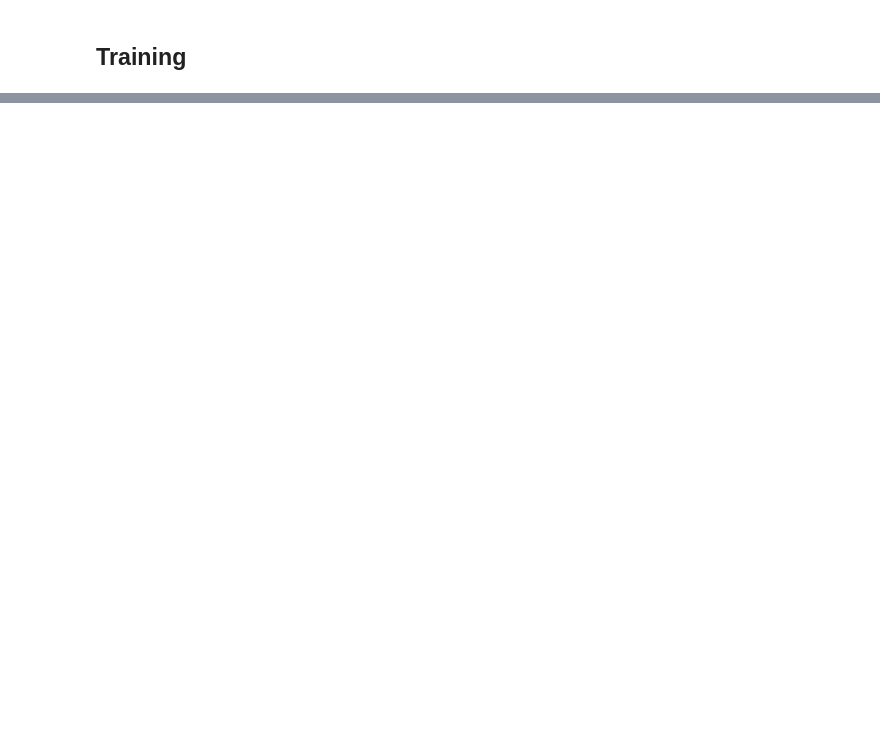
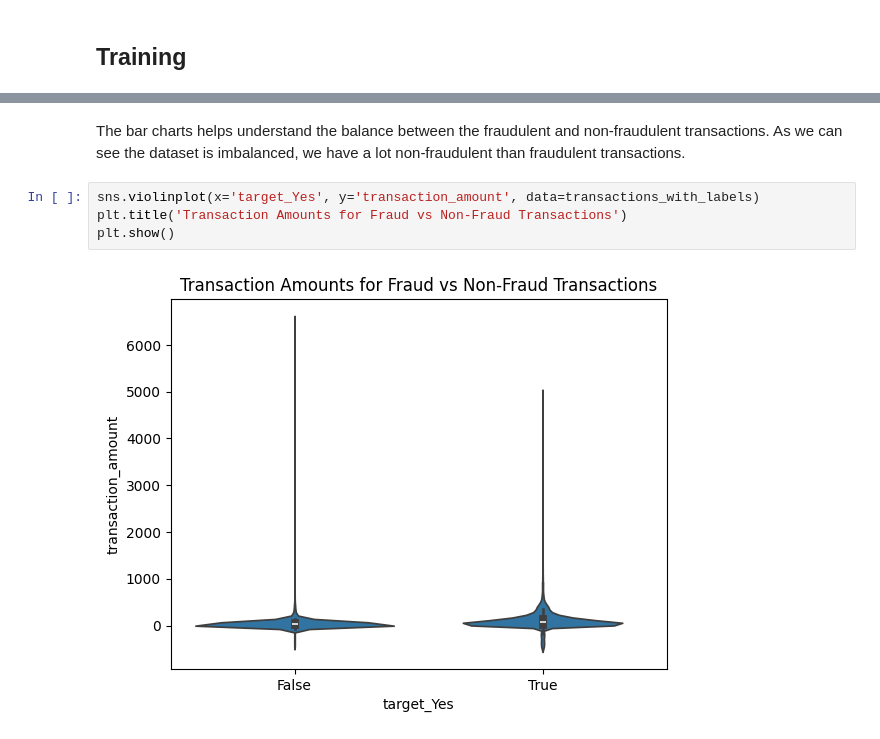
Before and after one commit to marcsirvent/frauddetection, a Jupyter notebook: main.ipynb, the cells around one changed output, grey strips where cells are left out. Cells and saved outputs as stored; diff of their text form; blank space fills up the shorter version.

```diff
--- a/main.ipynb
+++ b/main.ipynb
@@ -186,0 +224,8 @@ plt.show()
+# %% [markdown]
+The bar charts helps understand the balance between the fraudulent and non-fraudulent transactions. As we can see the dataset is imbalanced, we have a lot non-fraudulent than fraudulent transactions.
+# %%
+sns.violinplot(x='target_Yes', y='transaction_amount', data=transactions_with_labels)
+plt.title('Transaction Amounts for Fraud vs Non-Fraud Transactions')
+plt.show()
+# %% [output]
+[figure, added]
```
Also changed, not shown: parts of 25 cells of this notebook.
